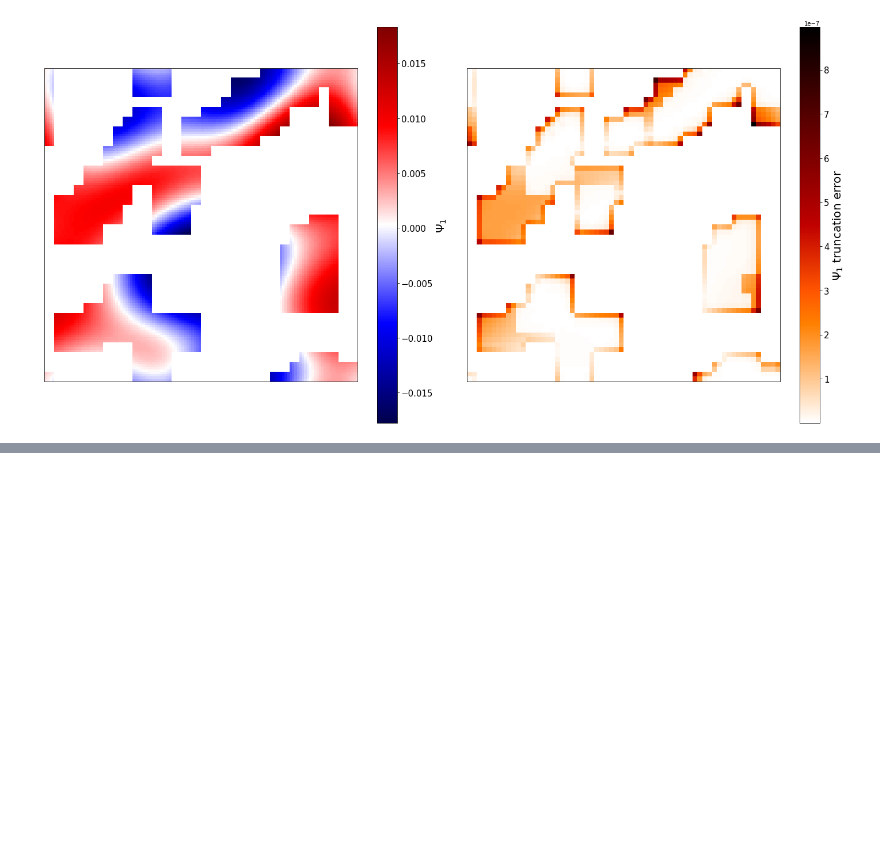
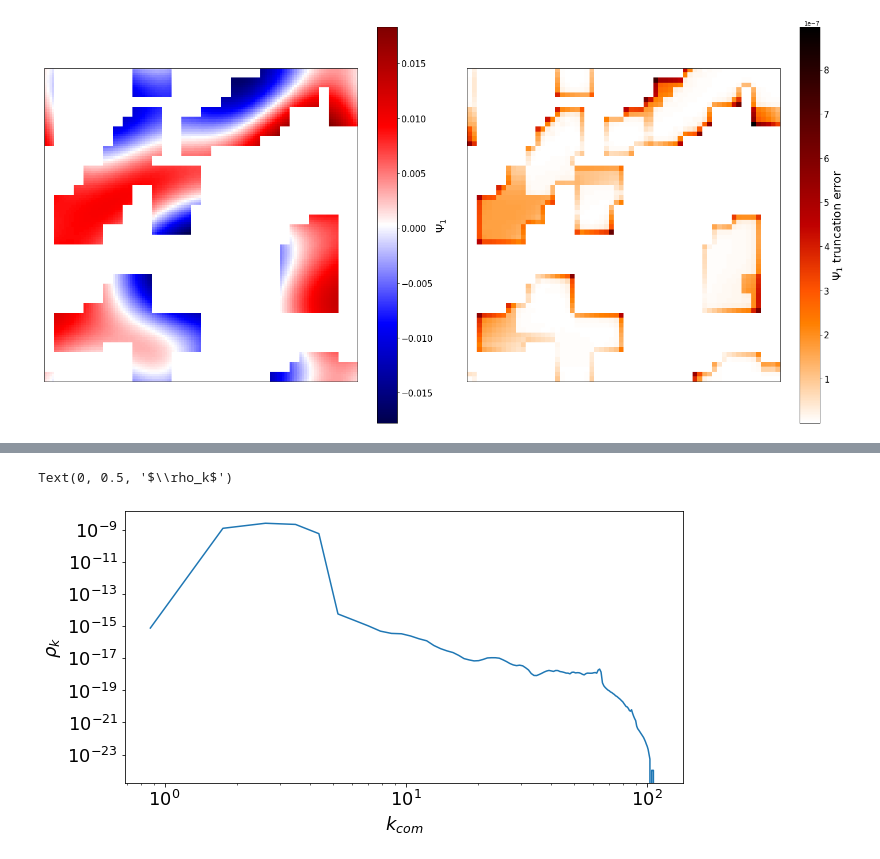
Before and after one commit to MSABuschmann/sledgehamr, a Jupyter notebook: examples/axion_strings/axion_strings.ipynb, the cells around one changed output, grey strips where cells are left out. Cells and saved outputs as stored; diff of their text form; code cells hidden in the pictures; blank space fills up the shorter version.

```diff
--- a/examples/axion_strings/axion_strings.ipynb
+++ b/examples/axion_strings/axion_strings.ipynb
@@ -230,0 +238,24 @@ plt.tight_layout()
+# %%
+i = 1
+
+# Read a slice along the x-axis.
+unbinned_spectra   = out.GetSpectrum(i, ['a_prime_screened'])
+eta = unbinned_spectra['t']
+
+# Bin the unbinned spectra.
+k_mag = np.sqrt(unbinned_spectra['k_sq'])
+k_bins = np.linspace(0, k_mag[-1], 128)
+spectrum = np.histogram(k_mag, bins = k_bins, weights = unbinned_spectra['a_prime_screened'])[0]
+
+# Plot.
+fig, ax = plt.subplots(figsize=(10,5))
+plt.plot(k_bins[1:], spectrum/eta**2)
+plt.xscale('log')
+plt.yscale('log')
+plt.xticks(fontsize=18)
+plt.yticks(fontsize=18)
+plt.xlabel(r"$k_{com}$",fontsize=18)
+plt.ylabel(r"$\rho_k$",fontsize=18)
+# %% [output]
+Text(0, 0.5, '$\\rho_k$')
+[figure, added]
```
Also changed, not shown: parts of 3 cells of this notebook, 1 other file.
